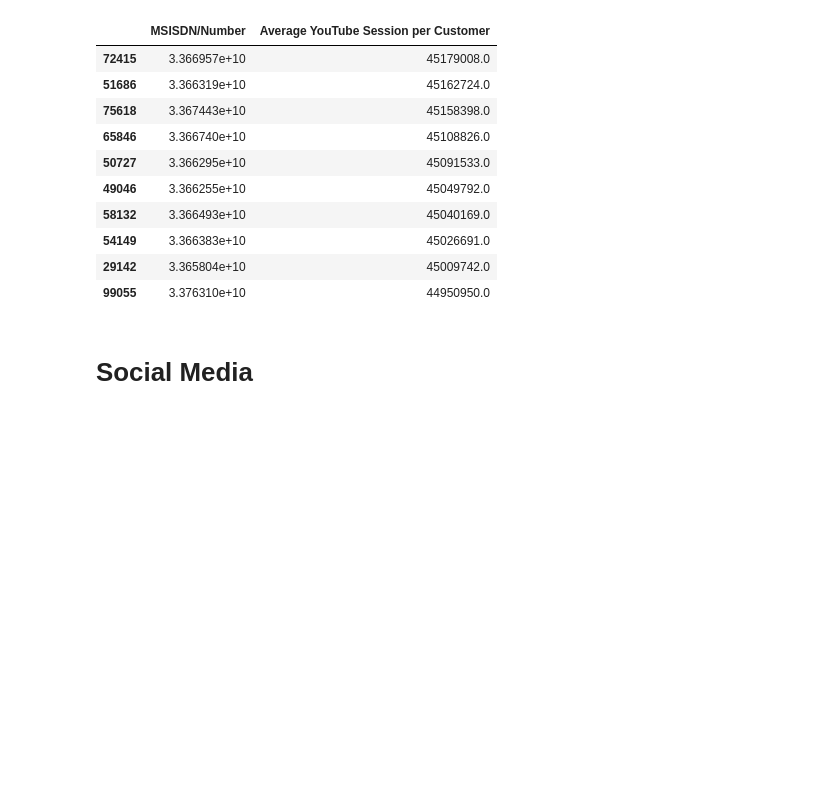
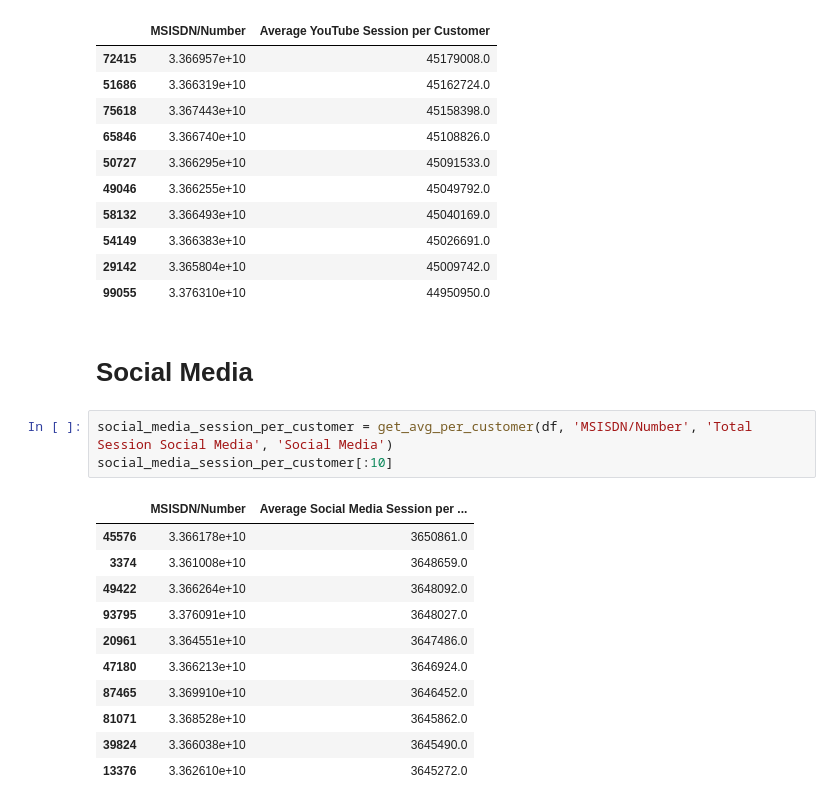
Before and after one commit to BekaluTa/Telecom-Data-Analysis, a Jupyter notebook: Notebooks/Task 2 User Requirement-Analysis.ipynb, the cells around one changed output. Saved outputs shown, nothing was run; the diff lists cells and outputs as text; blank space fills up the shorter version.

Commit message:
Selecting Customeres Based on Application

```diff
--- a/Notebooks/Task 2 User Requirement-Analysis.ipynb
+++ b/Notebooks/Task 2 User Requirement-Analysis.ipynb
@@ -433,3 +433,18 @@ youtube_session_per_customer[:10]
 | 99055 | 3.376310e+10 | 44950950.0 |
 # %% [markdown]
 <h1>Social Media
+# %%
+social_media_session_per_customer = get_avg_per_customer(df, 'MSISDN/Number', 'Total Session Social Media', 'Social Media')
+social_media_session_per_customer[:10]
+# %% [output]
+|  | MSISDN/Number | Average Social Media Session per ... |
+| 45576 | 3.366178e+10 | 3650861.0 |
+| 3374 | 3.361008e+10 | 3648659.0 |
+| 49422 | 3.366264e+10 | 3648092.0 |
+| 93795 | 3.376091e+10 | 3648027.0 |
+| 20961 | 3.364551e+10 | 3647486.0 |
+| 47180 | 3.366213e+10 | 3646924.0 |
+| 87465 | 3.369910e+10 | 3646452.0 |
+| 81071 | 3.368528e+10 | 3645862.0 |
+| 39824 | 3.366038e+10 | 3645490.0 |
+| 13376 | 3.362610e+10 | 3645272.0 |
```
Also changed, not shown: parts of 5 cells of this notebook.
